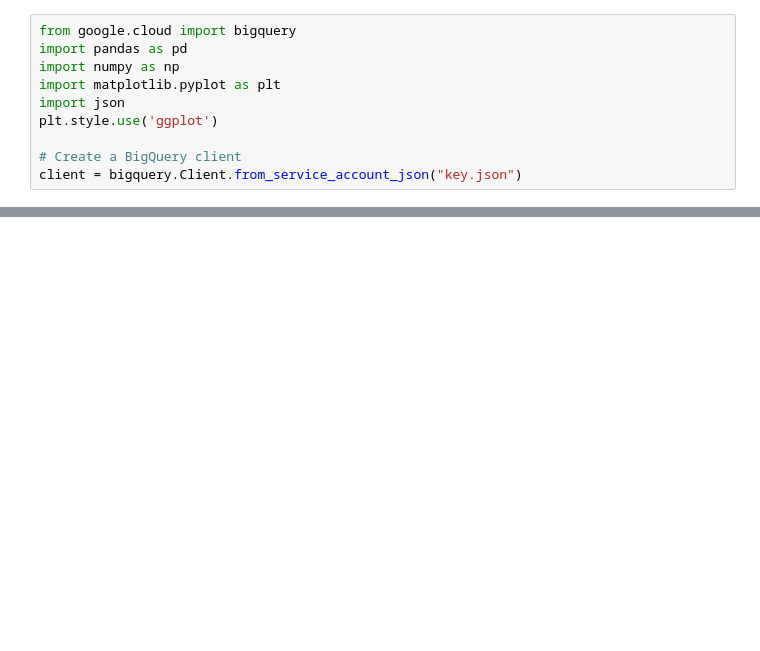
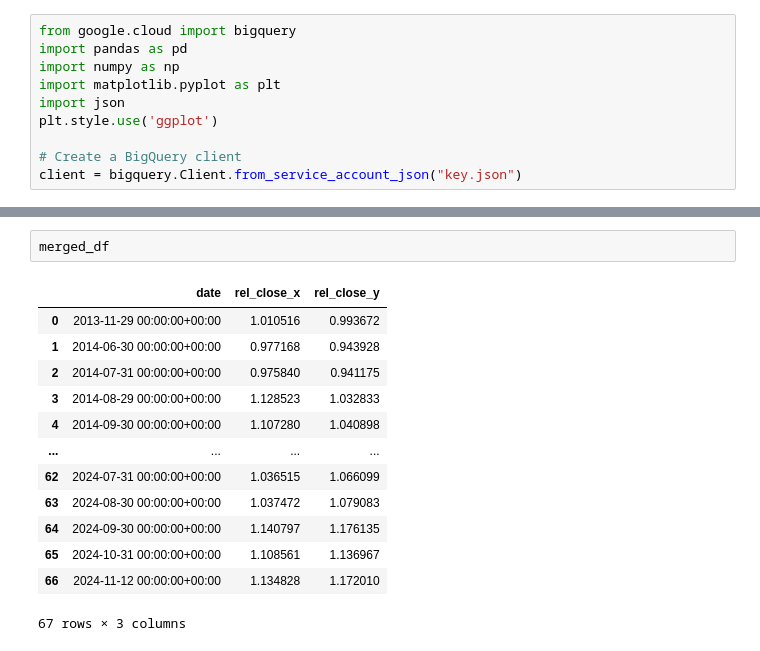
Before and after one commit to eyzyly/cse6242-fa24-project, a Jupyter notebook: notebooks-jtc/get_rel_stock.ipynb, the cells around one changed output, grey strips where cells are left out. Saved outputs shown, nothing was run; the diff lists cells and outputs as text; blank space fills up the shorter version.

```diff
--- a/notebooks-jtc/get_rel_stock.ipynb
+++ b/notebooks-jtc/get_rel_stock.ipynb
@@ -114,3 +178,19 @@ home_depot.rel_stock_weekly
+# %%
+merged_df
+# %% [output]
+|  | date | rel_close_x | rel_close_y |
+| 0 | 2013-11-29 00:00:00+00:00 | 1.010516 | 0.993672 |
+| 1 | 2014-06-30 00:00:00+00:00 | 0.977168 | 0.943928 |
+| 2 | 2014-07-31 00:00:00+00:00 | 0.975840 | 0.941175 |
+| 3 | 2014-08-29 00:00:00+00:00 | 1.128523 | 1.032833 |
+| 4 | 2014-09-30 00:00:00+00:00 | 1.107280 | 1.040898 |
+| ... | ... | ... | ... |
+| 62 | 2024-07-31 00:00:00+00:00 | 1.036515 | 1.066099 |
+| 63 | 2024-08-30 00:00:00+00:00 | 1.037472 | 1.079083 |
+| 64 | 2024-09-30 00:00:00+00:00 | 1.140797 | 1.176135 |
+| 65 | 2024-10-31 00:00:00+00:00 | 1.108561 | 1.136967 |
+| 66 | 2024-11-12 00:00:00+00:00 | 1.134828 | 1.172010 |
+67 rows × 3 columns
 # %%
 color_list = ['r','b','m','g']
 obj_list = [home_depot,
```
Also changed, not shown: parts of 10 cells of this notebook, 5 other files.
